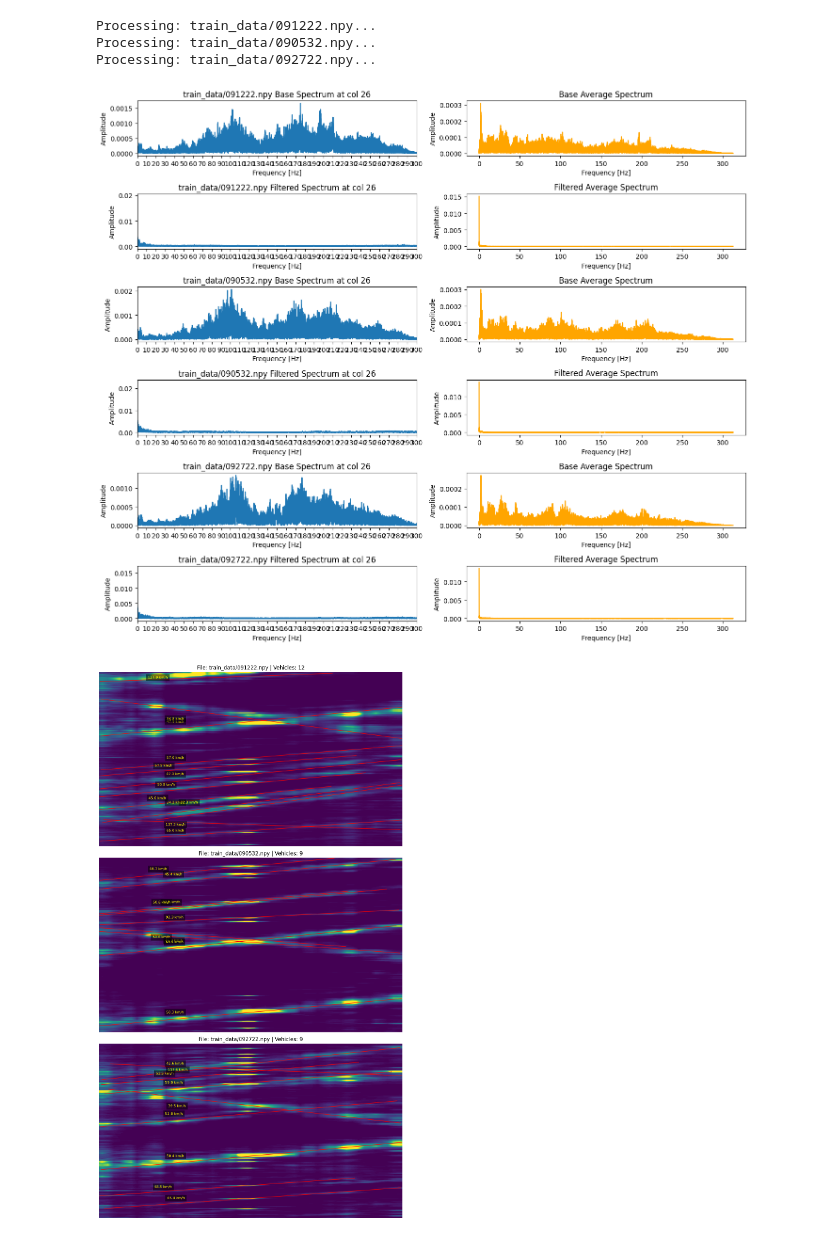
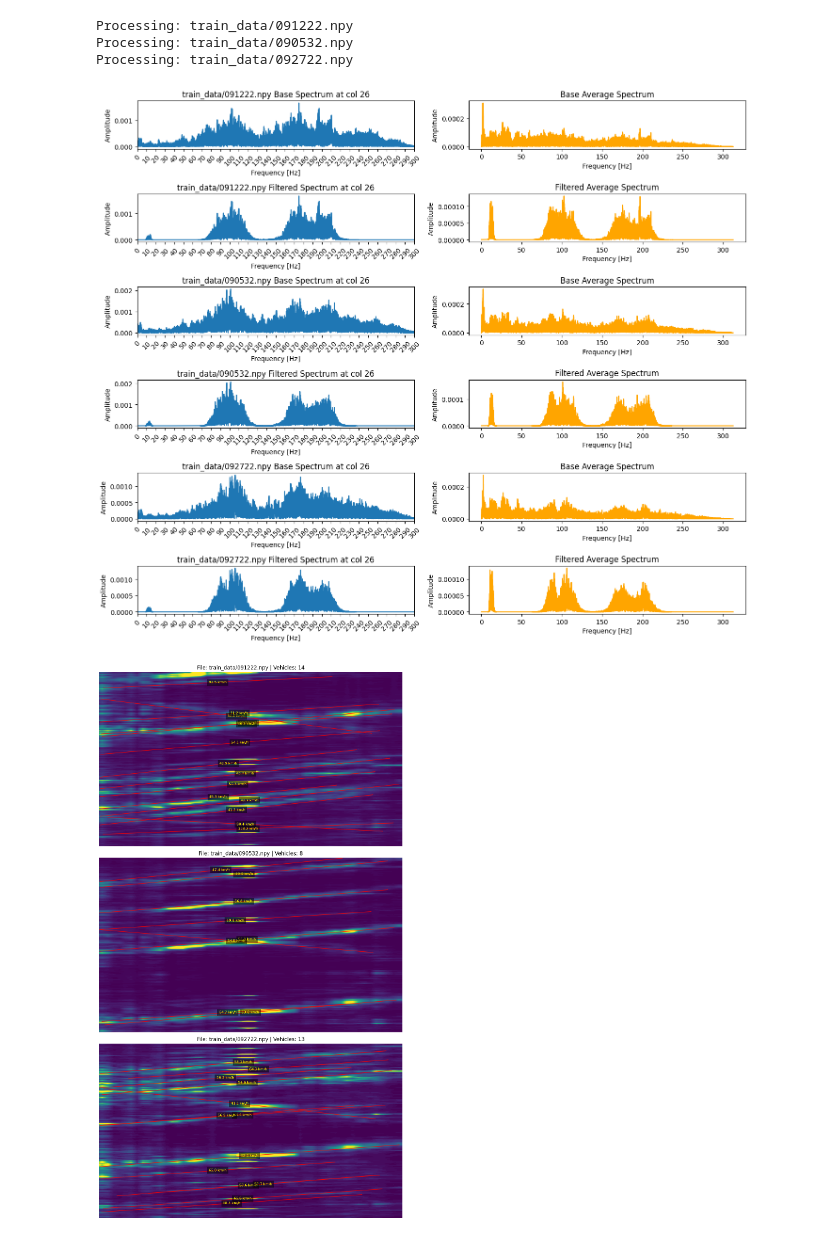
Before and after one commit to csuchorski/object_detection_DAS, a Jupyter notebook: clean_notebook.ipynb, the cells around one changed output. Cells and saved outputs as stored; diff of their text form; code cells hidden in the pictures.

```diff
--- a/clean_notebook.ipynb
+++ b/clean_notebook.ipynb
@@ -5,7 +5,7 @@ import pandas as pd
 import cv2
 from matplotlib import pyplot as plt
 from matplotlib.colors import Normalize
-from scipy.signal import butter, filtfilt, find_peaks
+from scipy.signal import butter, filtfilt
 from skimage.transform import resize
 import datetime
 
@@ -20,9 +20,7 @@ CONFIG = {
     'dt': 0.0016,
 
     'img_shape': (400, 400),
-    'bands': [(10, 215)],
-
-    # 'bands': [(10, 15), (40, 60), (80, 95), (100, 120), (160, 180), (198, 215)],
+    'bands': [(10, 15), (80, 120), (160, 215)],
 
     'hough_params': {
         'rho': 1,
@@ -33,8 +31,8 @@ CONFIG = {
     },
 
     'merge_params': {
-        'angle_thresh': 0.1,
-        'center_thresh': 30,
+        'angle_thresh': 0.08,
+        'center_thresh': 28,
     }
 }
 # %%
@@ -343,42 +332,45 @@ all_files = load_data()
 results_dict = {}
 
 for fname in CONFIG['target_files']:
-    print(f"Processing: {fname}...")
+    print(f"Processing: {fname}")
     res = process_single_file(fname, all_files, CONFIG)
 
     if res is not None:
         results_dict[fname] = res
     else:
-        print(f"  -> Failed to load {fname}")
+        print(f"error while loading {fname}")
 # %% [output]
-Processing: train_data/091222.npy...
-Processing: train_data/090532.npy...
-Processing: train_data/092722.npy...
+Processing: train_data/091222.npy
+Processing: train_data/090532.npy
+Processing: train_data/092722.npy
 # %%
 col_id_to_inspect = 26
+
 num_files = len(results_dict)
 
 fig, axes = plt.subplots(num_files*2, 2, figsize=(14, 4 * num_files))
 
 for i, (fname, res) in enumerate(results_dict.items()):
     base_df = res['base_df']
     filtered_df = res['filtered_df']
 
     plot_fft(base_df, col_id_to_inspect, CONFIG['dt'], ax=axes[2*i, 0])
     axes[2*i, 0].set_title(f"{fname} Base Spectrum at col {col_id_to_inspect}")
-    plot_average_freq_spectrum(base_df, CONFIG['dt'], ax=axes[2*i, 1])
+    plot_average_freq_spectrum(
+        base_df, CONFIG['dt'], ax=axes[2*i, 1])
     axes[2*i, 1].set_title("Base Average Spectrum")
 
-
     plot_fft(filtered_df, col_id_to_inspect, CONFIG['dt'], ax=axes[2*i+1, 0])
-    axes[2*i+1, 0].set_title(f"{fname} Filtered Spectrum at col {col_id_to_inspect}")
-    plot_average_freq_spectrum(filtered_df, CONFIG['dt'], ax=axes[2*i+1, 1])
+    axes[2*i+1,
+         0].set_title(f"{fname} Filtered Spectrum at col {col_id_to_inspect}")
+    plot_average_freq_spectrum(
+        filtered_df, CONFIG['dt'], ax=axes[2*i+1, 1])
     axes[2*i+1, 1].set_title("Filtered Average Spectrum")
 
 plt.tight_layout()
 plt.show()
 # %% [output]
-[figure, old version]
+[figure, new version]
 # %%
 fig, axes = plt.subplots(num_files, 1, figsize=(10, 6 * num_files))
 
@@ -389,7 +381,7 @@ for i, (fname, res) in enumerate(results_dict.items()):
     speeds = res['speeds']
 
     if len(speeds) > 0:
-        mask = (~np.isnan(speeds)) & (speeds <= 160)
+        mask = (~np.isnan(speeds)) & (speeds <= 140) & (speeds > 15)
         merged_lines = merged_lines[mask]
         speeds = speeds[mask]
     ax = axes[i]
@@ -405,4 +397,4 @@ for i, (fname, res) in enumerate(results_dict.items()):
 plt.tight_layout()
 plt.show()
 # %% [output]
-[figure, old version]
+[figure, new version]
```
Also changed, not shown: parts of 1 cell of this notebook.
